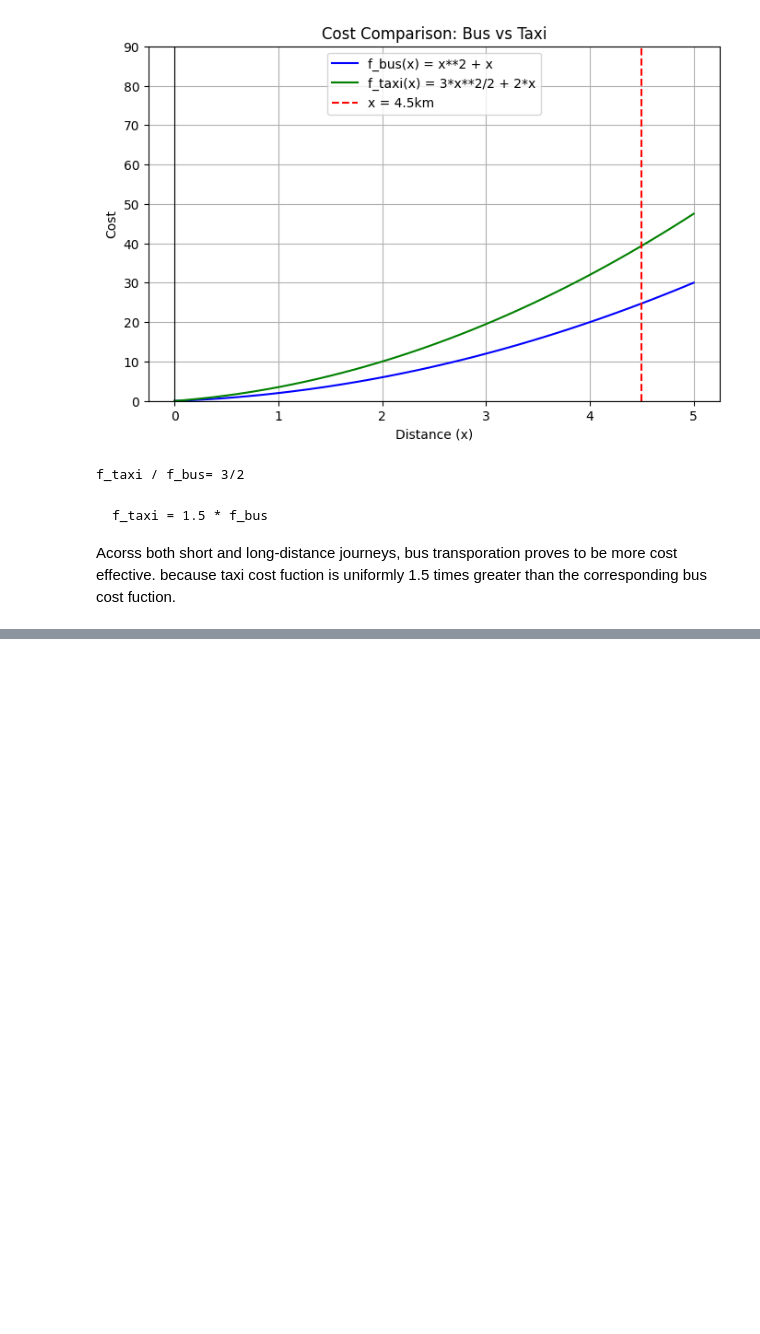
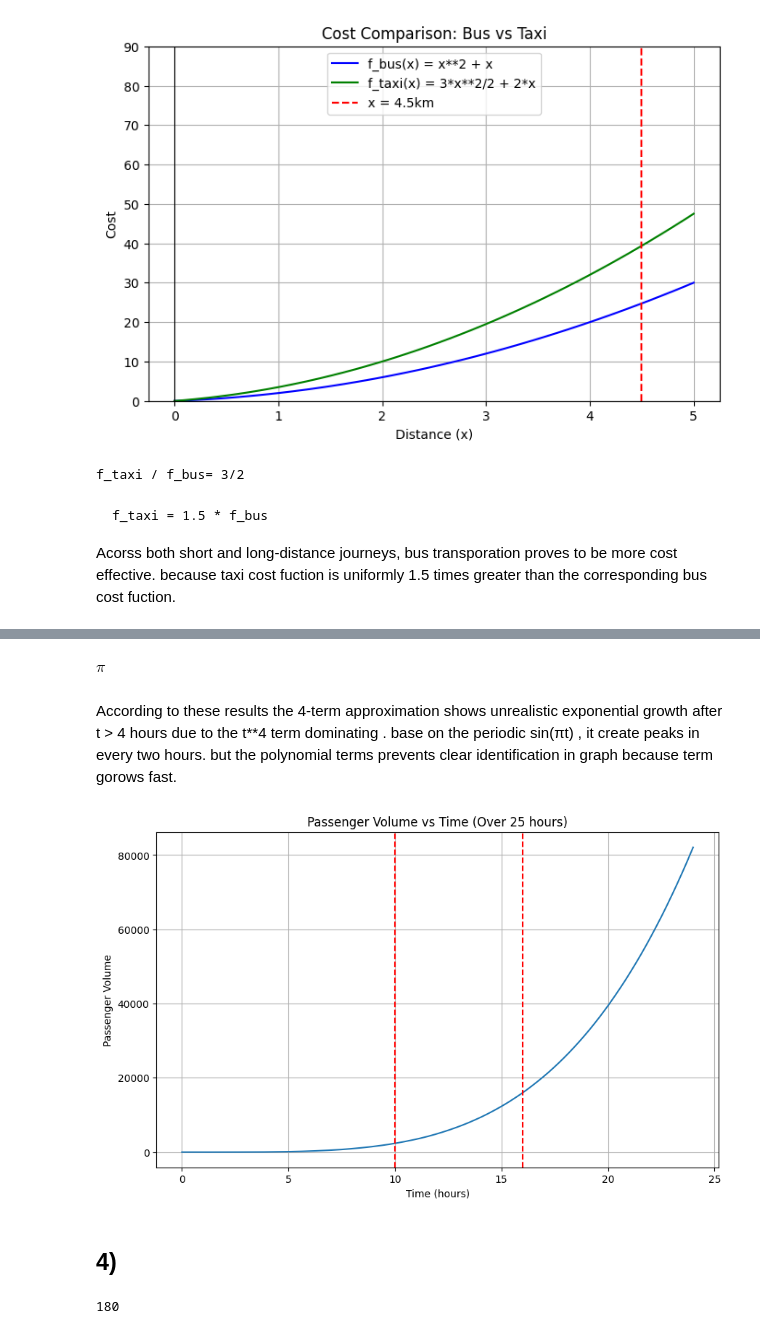
Before and after one commit to Chanura04/Maths-CW, a Jupyter notebook: 20240955.ipynb, the cells around one changed output, grey strips where cells are left out. Cells and saved outputs as stored; diff of their text form; code cells hidden in the pictures; blank space fills up the shorter version.

```diff
--- a/20240955.ipynb
+++ b/20240955.ipynb
@@ -190,0 +243,20 @@ Acorss both short and long-distance journeys, bus transporation proves to be mor
+# %%
+sp.pi
+# %% [output]
+$\displaystyle \pi$
+# %% [markdown]
+According to these results the 4-term approximation shows unrealistic exponential growth after t > 4 hours due to the t**4 term dominating  . base on the periodic sin(πt) , it create peaks in every two hours. but the polynomial terms prevents clear identification in graph because term gorows fast.
+# %%
+plt.figure(figsize=(10, 6))
+plt.plot(time_vals,p_val)
+plt.axvline(x=10, color='red', linestyle='--', linewidth=1.5, label='x = 4.5km')
+plt.axvline(x=16, color='red', linestyle='--', linewidth=1.5, label='x = 4.5km')
+
+plt.xlabel("Time (hours)")
+plt.ylabel("Passenger Volume")
+plt.title("Passenger Volume vs Time (Over 25 hours)")
+plt.grid(True)
+# %% [output]
+[figure, added]
+# %% [markdown]
+## 4)
@@ -190,0 +296,4 @@ Acorss both short and long-distance journeys, bus transporation proves to be mor
+# %%
+len(bus_boarding)
+# %% [output]
+180
```
Also changed, not shown: parts of 26 cells of this notebook.
